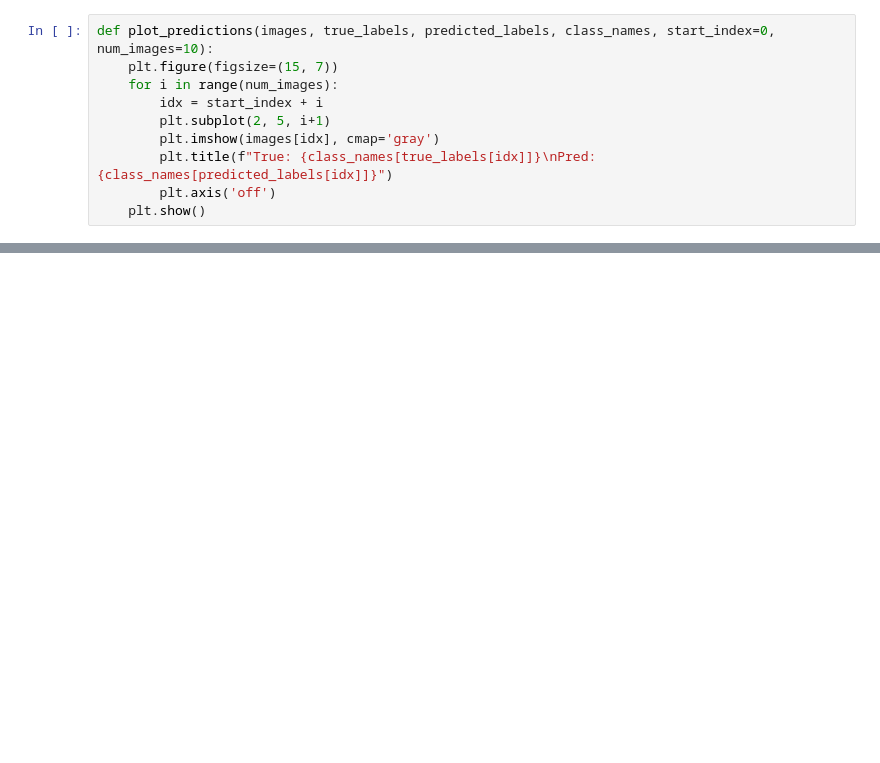
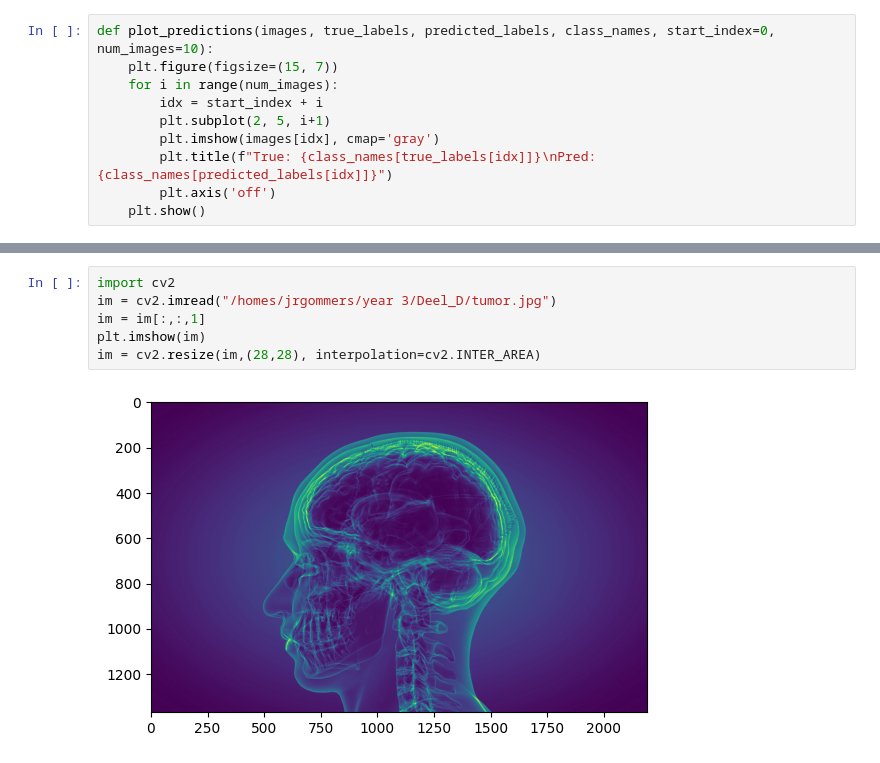
Before and after one commit to Jort20/school, a Jupyter notebook: deel_1.ipynb, the cells around one changed output, grey strips where cells are left out. Drawn from its saved outputs; the diff is of its cells as text; blank space fills up the shorter version.

```diff
--- a/deel_1.ipynb
+++ b/deel_1.ipynb
@@ -128,0 +128,8 @@ plt.show()
+# %%
+import cv2
+im = cv2.imread("/homes/jrgommers/year 3/Deel_D/tumor.jpg")
+im = im[:,:,1]
+plt.imshow(im)
+im = cv2.resize(im,(28,28), interpolation=cv2.INTER_AREA)
+# %% [output]
+[figure, added]
```
Also changed, not shown: parts of 9 cells of this notebook, 1 other file.
